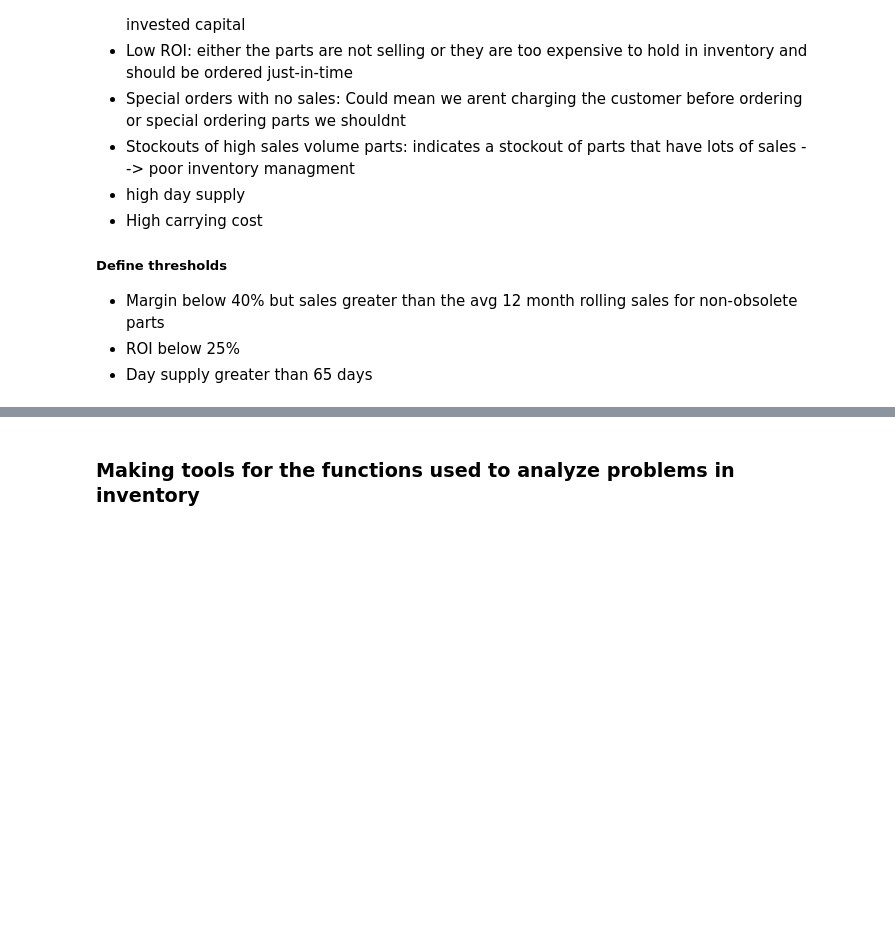
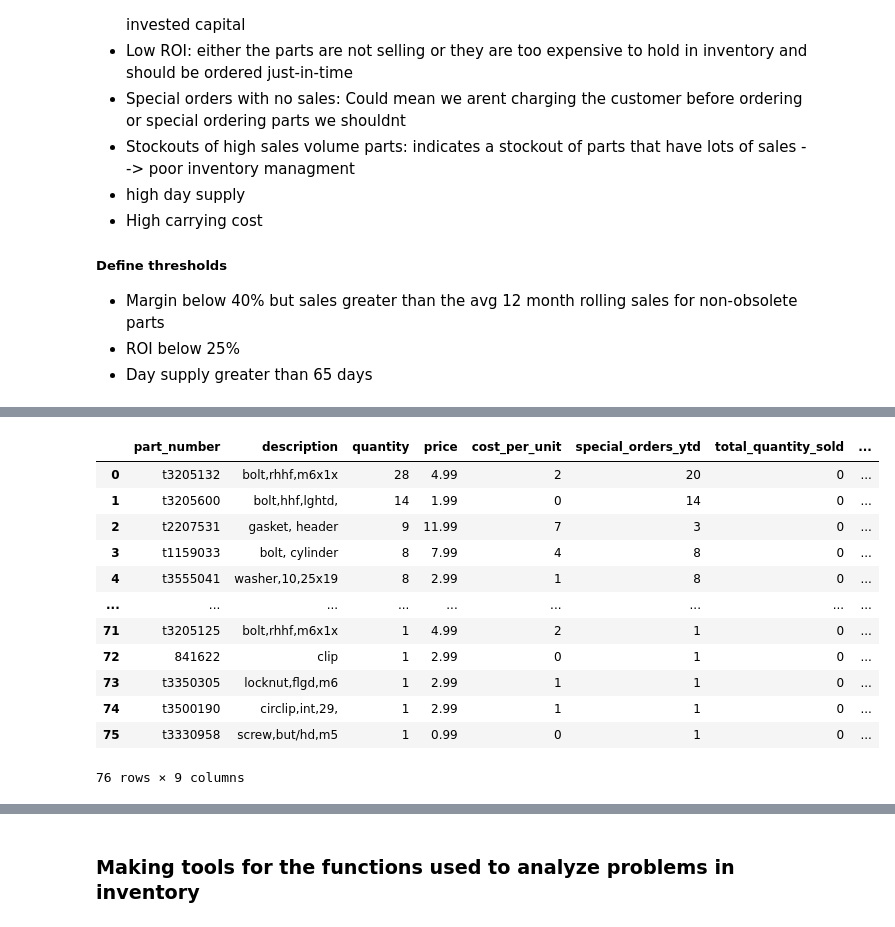
Before and after one commit to skyler22wilson/co-pilot-v1, a Jupyter notebook: Notebooks/LLM_agent.ipynb, the cells around one changed output, grey strips where cells are left out. Saved outputs shown, nothing was run; the diff lists cells and outputs as text; code cells hidden in the pictures; blank space fills up the shorter version.

```diff
--- a/Notebooks/LLM_agent.ipynb
+++ b/Notebooks/LLM_agent.ipynb
@@ -448,0 +441,43 @@ date_tool = FunctionTool.from_defaults(fn=get_current_year_month, name="date")
+# %%
+
+def analyze_special_orders():
+    with engine.connect() as connection:
+        query = text("""
+            SELECT
+                p.part_number,
+                p.description,
+                p.quantity,
+                p.price,
+                p.cost_per_unit,
+                p.special_orders_ytd,
+                SUM(s.quantity_sold) as total_quantity_sold
+            FROM parts p
+            JOIN sales s ON p.part_number = s.part_number
+            WHERE p.special_orders_ytd > 0
+            GROUP BY p.part_number, p.description, p.quantity, p.price, p.special_orders_ytd
+            HAVING SUM(s.quantity_sold) = 0
+            ORDER BY quantity DESC,
+                     price DESC
+        """)
+        result = connection.execute(query)
+        special_orders = pd.DataFrame(result.fetchall(), columns=result.keys())
+    return special_orders
+
+special_orders_df = analyze_special_orders()
+special_orders_df['potential_profit'] = special_orders_df['quantity'] * (special_orders_df['price'] - special_orders_df['cost_per_unit'])
+special_orders_df['potential_revenue'] = special_orders_df['quantity'] * special_orders_df['price']
+special_orders_df
+# %% [output]
+|  | part_number | description | quantity | price | cost_per_unit | special_orders_ytd | total_quantity_sold | ... |
+| 0 | t3205132 | bolt,rhhf,m6x1x | 28 | 4.99 | 2 | 20 | 0 | ... |
+| 1 | t3205600 | bolt,hhf,lghtd, | 14 | 1.99 | 0 | 14 | 0 | ... |
+| 2 | t2207531 | gasket, header | 9 | 11.99 | 7 | 3 | 0 | ... |
+| 3 | t1159033 | bolt, cylinder | 8 | 7.99 | 4 | 8 | 0 | ... |
+| 4 | t3555041 | washer,10,25x19 | 8 | 2.99 | 1 | 8 | 0 | ... |
+| ... | ... | ... | ... | ... | ... | ... | ... | ... |
+| 71 | t3205125 | bolt,rhhf,m6x1x | 1 | 4.99 | 2 | 1 | 0 | ... |
+| 72 | 841622 | clip | 1 | 2.99 | 0 | 1 | 0 | ... |
+| 73 | t3350305 | locknut,flgd,m6 | 1 | 2.99 | 1 | 1 | 0 | ... |
+| 74 | t3500190 | circlip,int,29, | 1 | 2.99 | 1 | 1 | 0 | ... |
+| 75 | t3330958 | screw,but/hd,m5 | 1 | 0.99 | 0 | 1 | 0 | ... |
+76 rows × 9 columns
```
Also changed, not shown: parts of 16 cells of this notebook.
